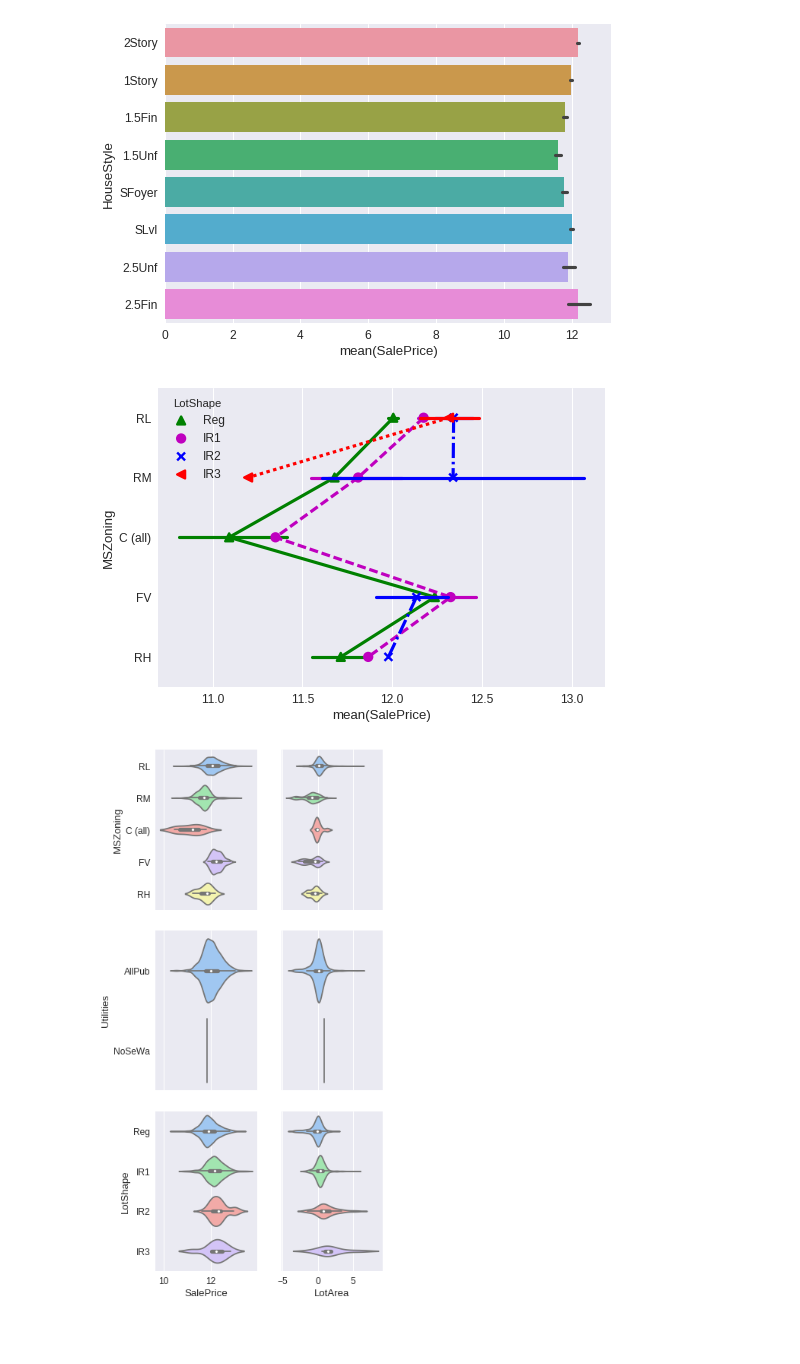
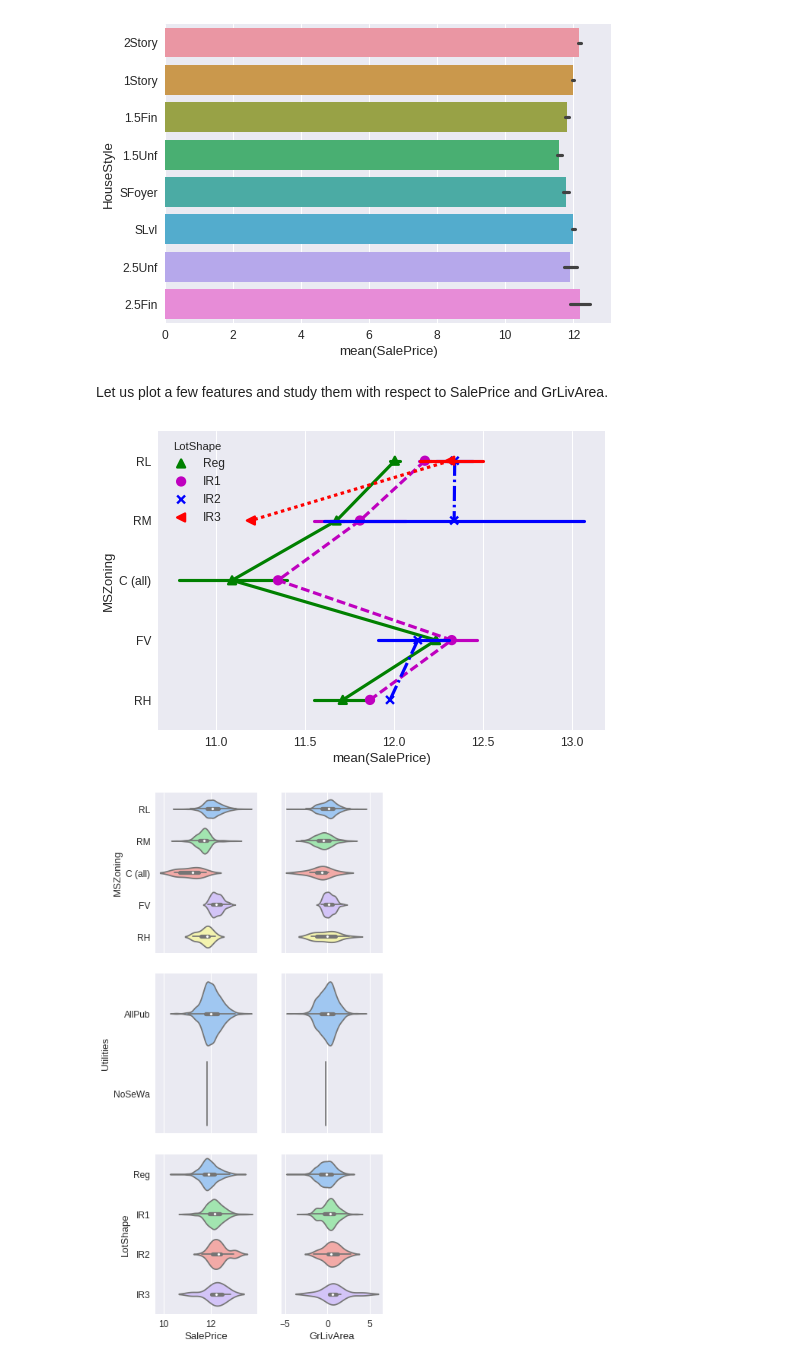
Before and after one commit to MizioAnd/HousePrices, a Jupyter notebook: house_prices.ipynb, the cells around one changed output. Saved outputs shown, nothing was run; the diff lists cells and outputs as text; code cells hidden in the pictures; blank space fills up the shorter version.

```diff
--- a/house_prices.ipynb
+++ b/house_prices.ipynb
@@ -828,22 +887,24 @@ Series([], dtype: float64)
             plt.show()
 # %% [output]
 [figure]
+# %% [markdown]
+Let us plot a few features and study them with respect to SalePrice and GrLivArea.
 # %%
             sns.pointplot(x='SalePrice', y='MSZoning', hue='LotShape', data=df,
                           palette={"Reg": "g", "IR1": "m", "IR2": "b", "IR3": "r"},
                           markers=["^", "o", 'x', '<'],
                           linestyles=["-", "--", '-.', ':'])
             plt.show()
 
-            g = sns.PairGrid(df, x_vars=['SalePrice', 'LotArea'], y_vars=['MSZoning', 'Utilities',
+            g = sns.PairGrid(df, x_vars=['SalePrice', 'GrLivArea'], y_vars=['MSZoning', 'Utilities',
                                                                           'LotShape'],
                              aspect=.75, size=3.5)
             g.map(sns.violinplot, palette='pastel')
             plt.show()
 
             # Quite slow
             # sns.swarmplot(x='MSZoning', y='MSSubClass', data=df, hue='LandContour')
             # plt.show()
 # %% [output]
-[figure, old version]
+[figure, new version]
-[figure, old version]
+[figure, new version]
```
Also changed, not shown: parts of 24 cells of this notebook.
